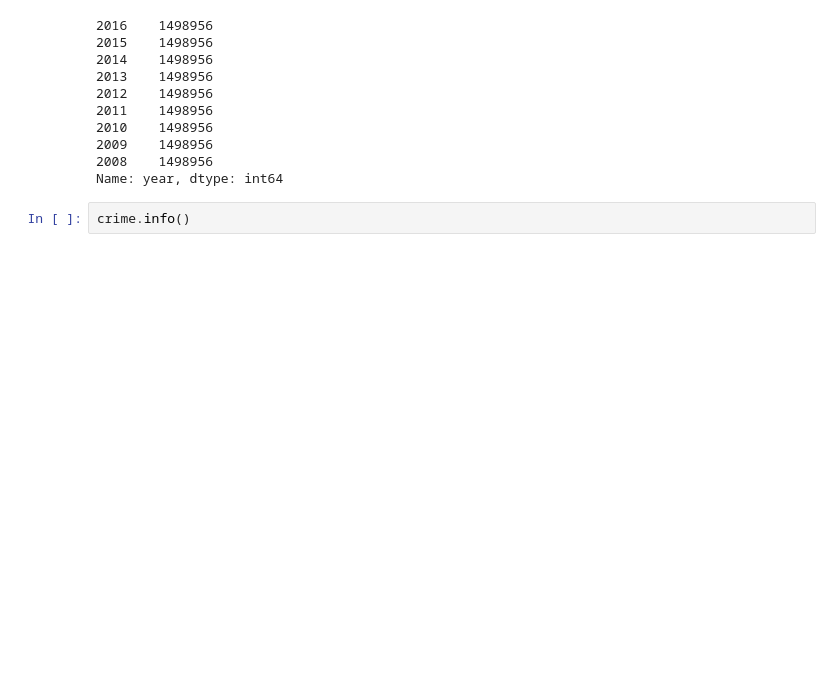
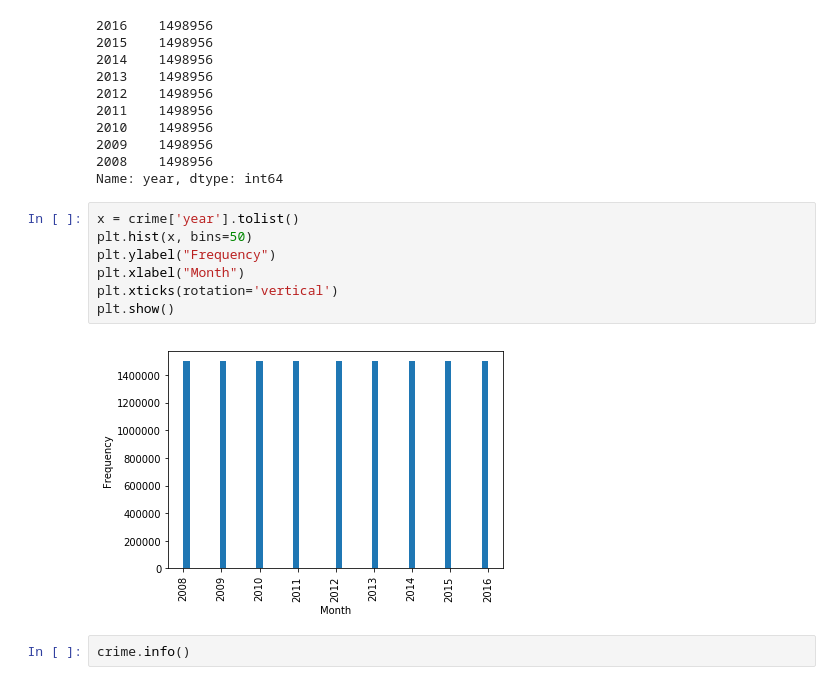
Before and after one commit to ToluAkin/improved-octo-dollop, a Jupyter notebook: capstone.ipynb, the cells around one changed output. Cells and saved outputs as stored; diff of their text form; blank space fills up the shorter version.

```diff
--- a/capstone.ipynb
+++ b/capstone.ipynb
@@ -141,6 +230,15 @@ crime['year'].value_counts()
 2009    1498956
 2008    1498956
 Name: year, dtype: int64
+# %%
+x = crime['year'].tolist()
+plt.hist(x, bins=50)
+plt.ylabel("Frequency")
+plt.xlabel("Month")
+plt.xticks(rotation='vertical')
+plt.show()
+# %% [output]
+[figure, added]
 # %%
 crime.info()
 # %% [output]
```
Also changed, not shown: parts of 14 cells of this notebook.
